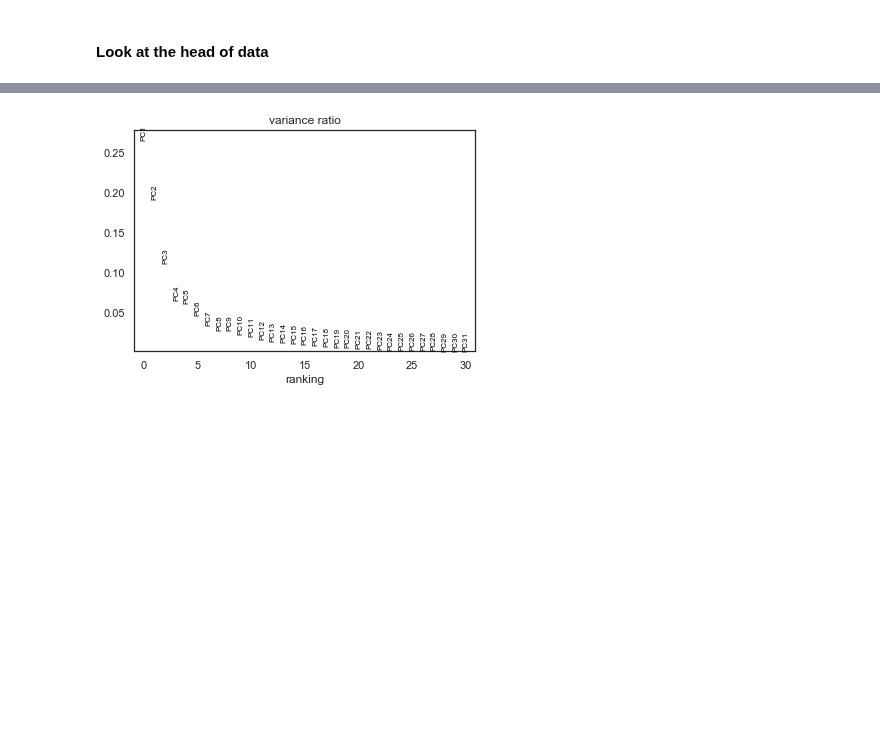
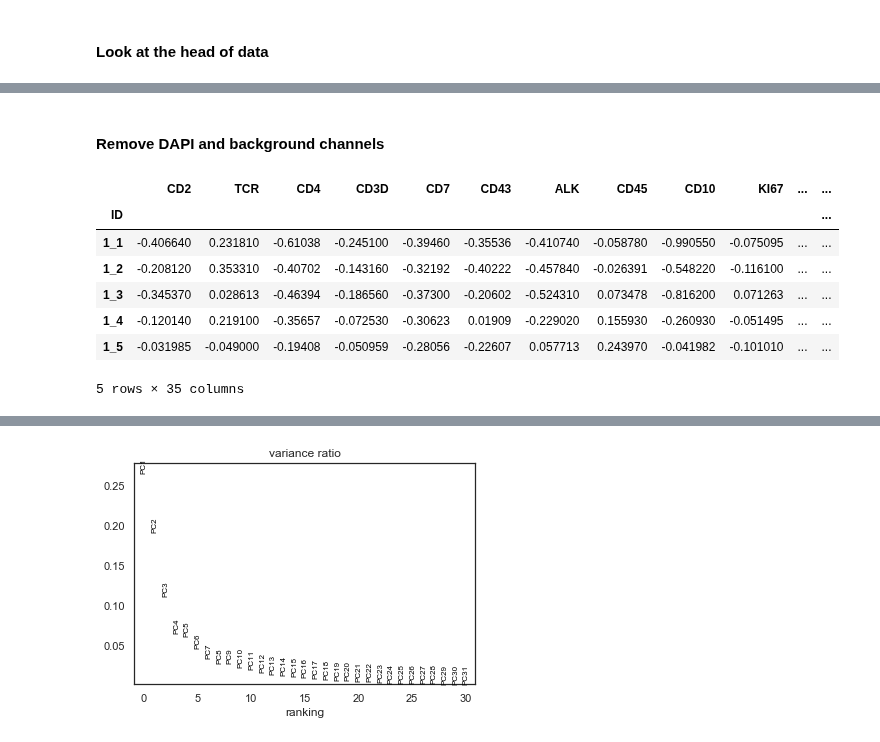
Before and after one commit to ajitjohnson/Jupyter-Notebooks, a Jupyter notebook: Vignesh_PTCL_TMA.ipynb, the cells around one changed output, grey strips where cells are left out. Saved outputs shown, nothing was run; the diff lists cells and outputs as text; code cells hidden in the pictures; blank space fills up the shorter version.

```diff
--- a/Vignesh_PTCL_TMA.ipynb
+++ b/Vignesh_PTCL_TMA.ipynb
@@ -41,3 +41,18 @@ data.head()
 5 rows × 52 columns
+# %% [markdown]
+#### Remove DAPI and background channels
+# %%
+# Drop DAPI
+data_n = data_n.drop(list(data_n.filter(regex='DAPI|BACK', axis=1)), axis=1)
+data_n.head()
+# %% [output]
+|  | CD2 | TCR | CD4 | CD3D | CD7 | CD43 | ALK | CD45 | CD10 | KI67 | ... | ... |
+| ID |  |  |  |  |  |  |  |  |  |  |  | ... |
+| 1_1 | -0.406640 | 0.231810 | -0.61038 | -0.245100 | -0.39460 | -0.35536 | -0.410740 | -0.058780 | -0.990550 | -0.075095 | ... | ... |
+| 1_2 | -0.208120 | 0.353310 | -0.40702 | -0.143160 | -0.32192 | -0.40222 | -0.457840 | -0.026391 | -0.548220 | -0.116100 | ... | ... |
+| 1_3 | -0.345370 | 0.028613 | -0.46394 | -0.186560 | -0.37300 | -0.20602 | -0.524310 | 0.073478 | -0.816200 | 0.071263 | ... | ... |
+| 1_4 | -0.120140 | 0.219100 | -0.35657 | -0.072530 | -0.30623 | 0.01909 | -0.229020 | 0.155930 | -0.260930 | -0.051495 | ... | ... |
+| 1_5 | -0.031985 | -0.049000 | -0.19408 | -0.050959 | -0.28056 | -0.22607 | 0.057713 | 0.243970 | -0.041982 | -0.101010 | ... | ... |
+5 rows × 35 columns
 # %%
 # Convert to AnnData
```
Also changed, not shown: parts of 7 cells of this notebook.
